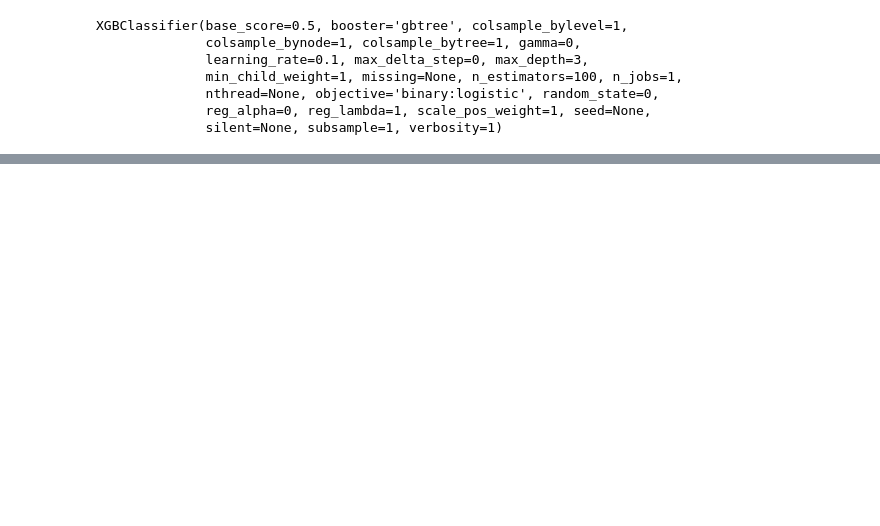
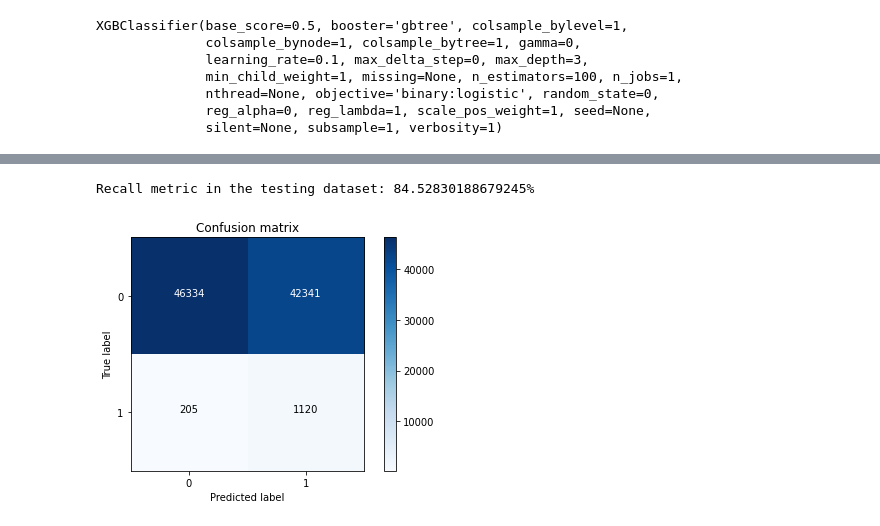
Before and after one commit to paramjeetsharma/Machine_Learning, a Jupyter notebook: Credit_Upselling_CC_Data.ipynb, the cells around one changed output, grey strips where cells are left out. Saved outputs shown, nothing was run; the diff lists cells and outputs as text; code cells hidden in the pictures; blank space fills up the shorter version.

```diff
--- a/Credit_Upselling_CC_Data.ipynb
+++ b/Credit_Upselling_CC_Data.ipynb
@@ -753,0 +818,6 @@ Recall metric in the testing dataset: 71.20115774240232%
+# %%
+estimator = xgb.XGBClassifier(
+    objective= 'binary:logistic',
+    nthread=4,
+    seed=42
+)
@@ -753,0 +831,19 @@ Recall metric in the testing dataset: 71.20115774240232%
+# %%
+from sklearn.metrics import accuracy_score
+from sklearn.metrics import precision_score
+from sklearn.metrics import make_scorer
+scorers = {
+    'precision_score': make_scorer(precision_score),
+    'recall_score': make_scorer(recall_score),
+    'accuracy_score': make_scorer(accuracy_score)
+}
+grid_search = GridSearchCV(
+    estimator=estimator,
+    param_grid=parameters,
+    n_jobs = -1,
+    cv = 10,
+    verbose=2,
+    scoring=scoring,
+    refit=precision_score,
+    return_train_score=True
+)
@@ -753,0 +867,9 @@ Recall metric in the testing dataset: 71.20115774240232%
+# %%
+FinalXgbmodel = xgb.XGBClassifier(base_score=0.5, booster='gbtree', colsample_bylevel=1,
+              colsample_bynode=1, colsample_bytree=1, gamma=0,
+              learning_rate=0.1, max_delta_step=0, max_depth=2,
+              min_child_weight=1, missing=None, n_estimators=60, n_jobs=1,
+              nthread=4, objective='binary:logistic', random_state=0,
+              reg_alpha=0, reg_lambda=1, scale_pos_weight=1, seed=42,
+              silent=None, subsample=1, verbosity=1)
+FinalXgbmodel.fit(X_train_resXGB, y_trainXGB_res.ravel())
@@ -753,0 +884,12 @@ Recall metric in the testing dataset: 71.20115774240232%
+# %%
+cnf_matrix = confusion_matrix(y_testXGB, FinalXgbmodel.predict(X_testXGB))
+
+print("Recall metric in the testing dataset: {}%".format(100*cnf_matrix[1,1]/(cnf_matrix[1,0]+cnf_matrix[1,1])))
+# Plot non-normalized confusion matrix
+class_names = [0,1]
+plt.figure()
+plot_confusion_matrix(cnf_matrix , classes=class_names, title='Confusion matrix')
+plt.show()
+# %% [output]
+Recall metric in the testing dataset: 84.52830188679245%
+[figure, added]
```
Also changed, not shown: parts of 33 cells of this notebook.
